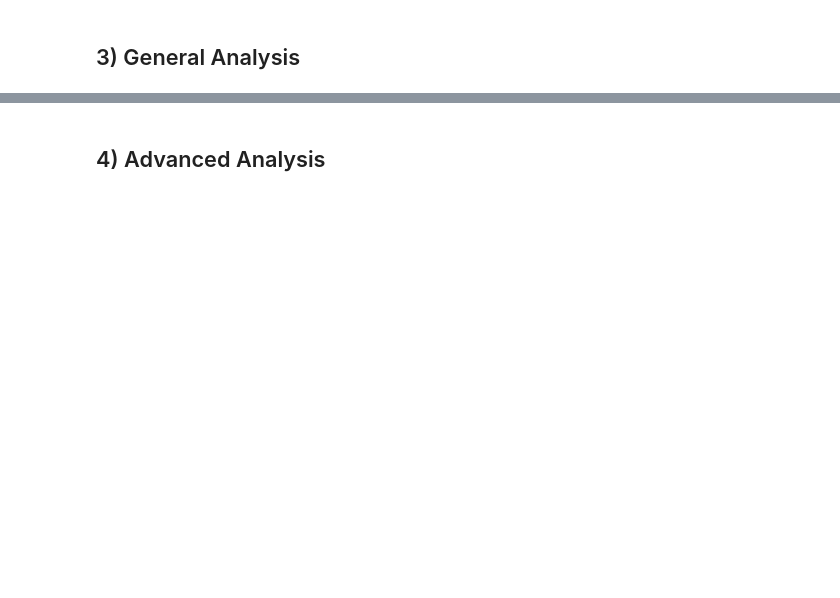
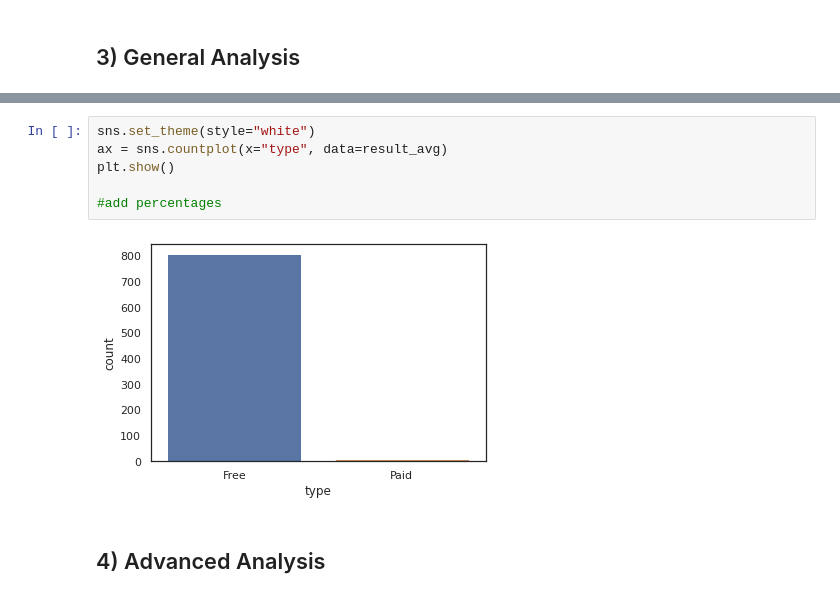
Before and after one commit to GOliviero92/Google-Apps-Analysis, a Jupyter notebook: data_analysis.ipynb, the cells around one changed output, grey strips where cells are left out. Saved outputs shown, nothing was run; the diff lists cells and outputs as text; blank space fills up the shorter version.

```diff
--- a/data_analysis.ipynb
+++ b/data_analysis.ipynb
@@ -78,2 +150,10 @@ memory usage: 133.9+ KB
+# %%
+sns.set_theme(style="white")
+ax = sns.countplot(x="type", data=result_avg)
+plt.show()
+
+#add percentages
+# %% [output]
+[figure, added]
 # %% [markdown]
 ## 4) Advanced Analysis
```
Also changed, not shown: parts of 17 cells of this notebook.
